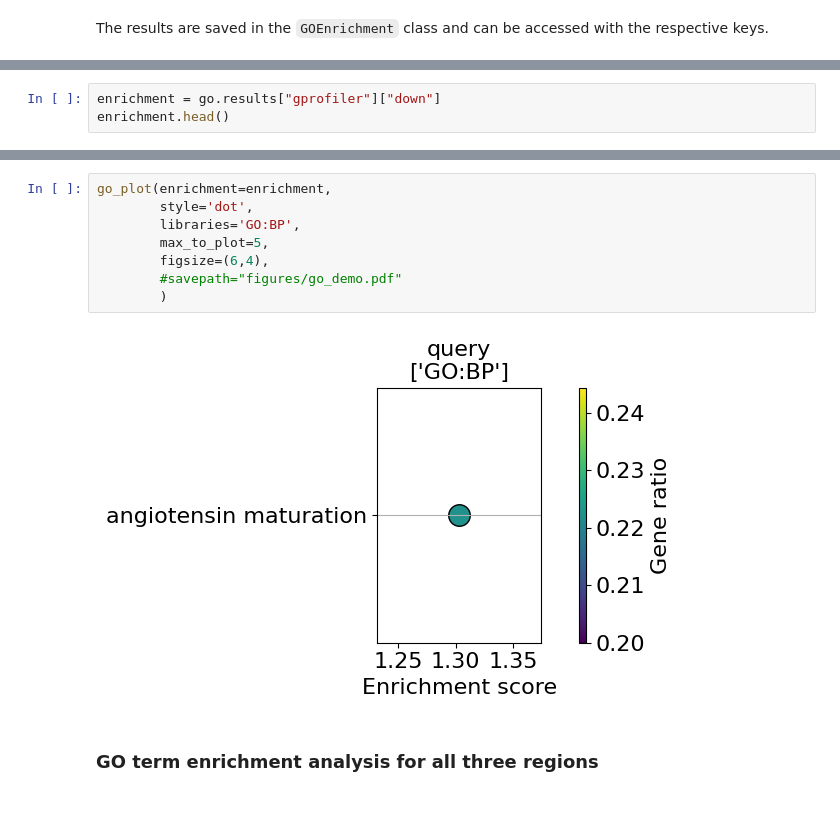
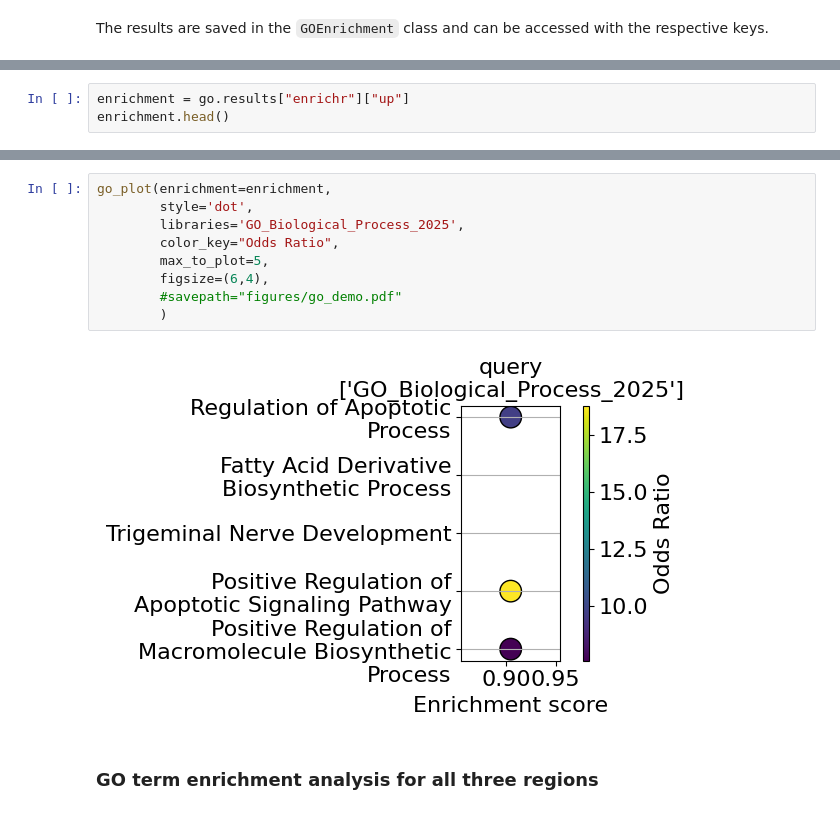
Before and after one commit to SpatialPathology/InSituPy, a Jupyter notebook: docs/source/tutorials/02_demo_analysis/07_InSituPy_differential_gene_expression.ipynb, the cells around one changed output, grey strips where cells are left out. Drawn from its saved outputs; the diff is of its cells as text.

```diff
--- a/docs/source/tutorials/02_demo_analysis/07_InSituPy_differential_gene_expression.ipynb
+++ b/docs/source/tutorials/02_demo_analysis/07_InSituPy_differential_gene_expression.ipynb
@@ -387,4 +404,4 @@ GOEnrichment analyses performed:
 # %%
-enrichment = go.results["gprofiler"]["down"]
+enrichment = go.results["enrichr"]["up"]
 enrichment.head()
 # %% [output]
@@ -397,13 +414,14 @@ enrichment.head()
 # %%
 go_plot(enrichment=enrichment,
         style='dot',
-        libraries='GO:BP',
+        libraries='GO_Biological_Process_2025',
+        color_key="Odds Ratio",
         max_to_plot=5,
         figsize=(6,4),
         #savepath="figures/go_demo.pdf"
         )
 # %% [output]
-[figure, old version]
+[figure, new version]
 # %% [markdown]
 ### GO term enrichment analysis for all three regions
 # %%
```
Also changed, not shown: parts of 34 cells of this notebook, 1 other file.
